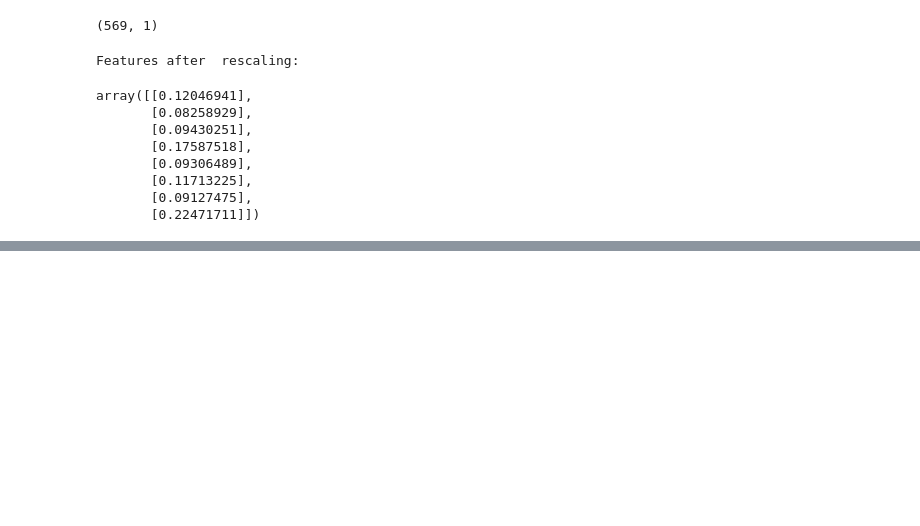
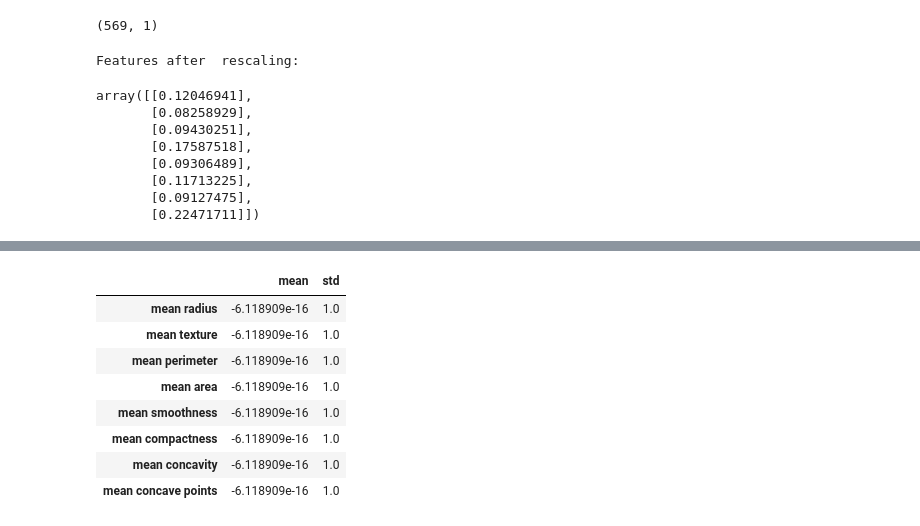
Before and after one commit to anjali88/Basic-ML-, a Jupyter notebook: Pushpanjali_Banik_Scikit_learn.ipynb, the cells around one changed output, grey strips where cells are left out. Saved outputs shown, nothing was run; the diff lists cells and outputs as text; code cells hidden in the pictures; blank space fills up the shorter version.

```diff
--- a/Pushpanjali_Banik_Scikit_learn.ipynb
+++ b/Pushpanjali_Banik_Scikit_learn.ipynb
@@ -93,0 +122,5 @@ array([[0.12046941],
+# %%
+# transform the data using the fitted scaler - this applies the transform using the fit
+standardized = scaler.transform(class_X)
+# this shows the features transformed - note that this returns an array not a dataframe
+standardized[0:8]
@@ -93,0 +145,16 @@ array([[0.12046941],
+# %%
+#have another look at the transformed data
+mean_std_transformed = pd.DataFrame(data={'mean':standardized.mean(), 'std':standardized.std()}, index=class_X.columns)
+
+# call the dataframe
+mean_std_transformed[0:8]
+# %% [output]
+|  | mean | std |
+| mean radius | -6.118909e-16 | 1.0 |
+| mean texture | -6.118909e-16 | 1.0 |
+| mean perimeter | -6.118909e-16 | 1.0 |
+| mean area | -6.118909e-16 | 1.0 |
+| mean smoothness | -6.118909e-16 | 1.0 |
+| mean compactness | -6.118909e-16 | 1.0 |
+| mean concavity | -6.118909e-16 | 1.0 |
+| mean concave points | -6.118909e-16 | 1.0 |
```
Also changed, not shown: parts of 16 cells of this notebook.
